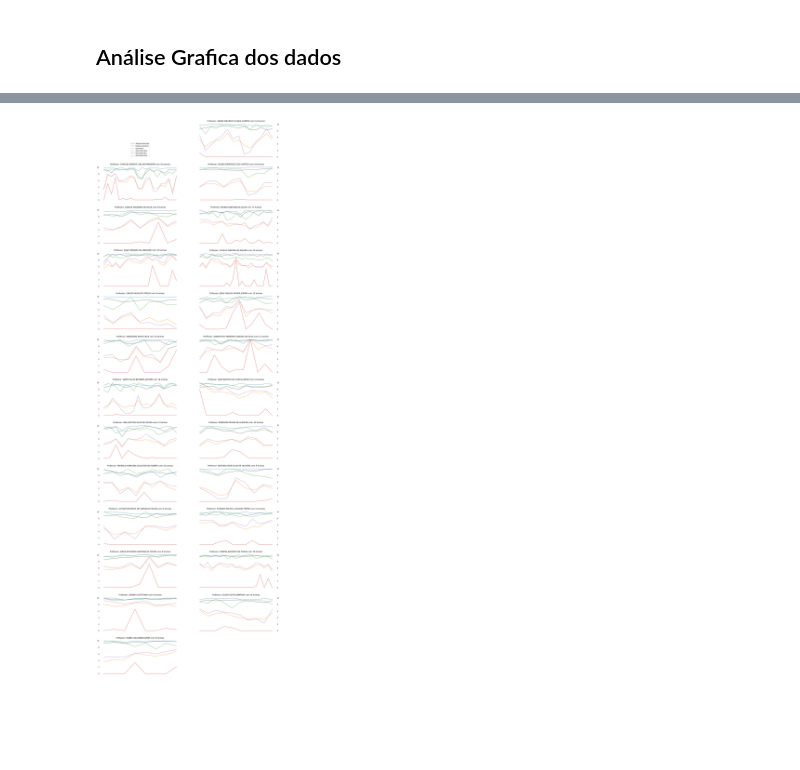
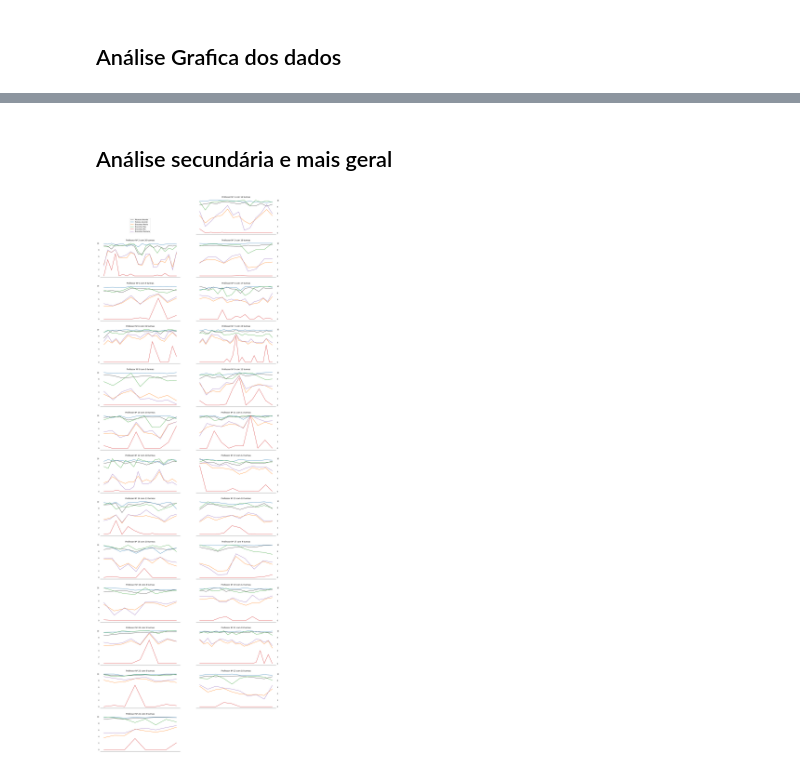
Before and after one commit to ayrtoneverton/ufrn_teacher_evaluations, a Jupyter notebook: analyze.ipynb, the cells around one changed output, grey strips where cells are left out. Drawn from its saved outputs; the diff is of its cells as text; code cells hidden in the pictures; blank space fills up the shorter version.

```diff
--- a/analyze.ipynb
+++ b/analyze.ipynb
@@ -159,0 +192,6 @@ avaliacoes
+# %%
+# Restringindo dados para professores diferente do citado acima e com a memsa disciplina para o gráfico
+a = avaliacoes[avaliacoes.codigo == 'IMD0019']
+a = a[a.id_docente != 5756386].sort_values(['ano', 'periodo'])
+
+showGrafic(a)
@@ -160,40 +200,40 @@ avaliacoes
+# %% [markdown]
+## Análise secundária e mais geral
 # %%
+# Listando em cada gráfico todas as turmas(independente das disciplinas) de cada determinado professor
+
 fig = plt.figure(figsize=(20, 150))
 ax = fig.add_subplot(20, 2, 1)
-ax.plot([], [], alpha=0.7, label='Atuacao docente', color='#333333')
-ax.plot([], [], alpha=0.7, label='Postura docente')
-ax.plot([], [], alpha=0.7, label='Discentes')
-ax.plot([], [], alpha=0.7, label='Discentes Max')
-ax.plot([], [], alpha=0.7, label='Discentes Min')
-ax.plot([], [], alpha=0.7, label='Discentes Med')
+ax.plot([], [], label='Atuacao docente', color='#333333')
+ax.plot([], [], label='Postura docente')
+ax.plot([], [], label='Discentes Media')
+ax.plot([], [], label='Discentes Max')
+ax.plot([], [], label='Discentes Min')
+ax.plot([], [], label='Discentes Mediana')
 ax.legend(loc='center')
 ax.tick_params(bottom=False, top=False, left=False, right=False, labelbottom=False, labelleft=False)
 for d in ['top','bottom','left','right']:
     ax.spines[d].set_visible(False)
 
 i = 1
-for docente in avaliacoes[avaliacoes.unidade_responsavel == 'INSTITUTO METROPOLE DIGITAL'].id_docente.unique():
+for docente in avaliacoes.id_docente.unique():
     a = avaliacoes[avaliacoes.id_docente == docente]
-    #a = a[a.codigo == 'IMD0027']
     x = range(len(a))
     if(len(x) < 8):
         continue
     i += 1
     ax = fig.add_subplot(30, 2, i)
-    ax.plot(x, a.atuacao_profissional_media, alpha=0.7, color='#333333')
-    ax.plot(x, a.postura_profissional_media, alpha=0.7)
-    ax.plot(x, a.media_discentes, alpha=0.7)
-    ax.plot(x, a.nota_max, alpha=0.7)
-    ax.plot(x, a.nota_min, alpha=0.7)
-    ax.plot(x, a.nota_med, alpha=0.7)
-
+    ax.plot(x, a.atuacao_profissional_media, color='#333333')
+    ax.plot(x, a.postura_profissional_media)
+    ax.plot(x, a.media_discentes)
+    ax.plot(x, a.nota_max)
+    ax.plot(x, a.nota_min)
+    ax.plot(x, a.nota_med)
     ax.tick_params(bottom=False, top=False, left=False, right=False, labelbottom=False, labelleft=i%2, labelright=~i%2)
-    ax.set_title(f'Professor: {a.nome_docente.unique()[0]} com {len(x)} turmas')
-    #ax.xlabel('Turmas')
-    #ax.ylabel('Nota')
-    for d in ['top','bottom','left','right']:
+    ax.set_title(f'Professor Nº {i-1} com {len(x)} turmas')
+    for d in ['top','left','right']:
         ax.spines[d].set_visible(False)
 
 plt.show()
 # %% [output]
-[figure, old version]
+[figure, new version]
```
Also changed, not shown: parts of 4 cells of this notebook.
